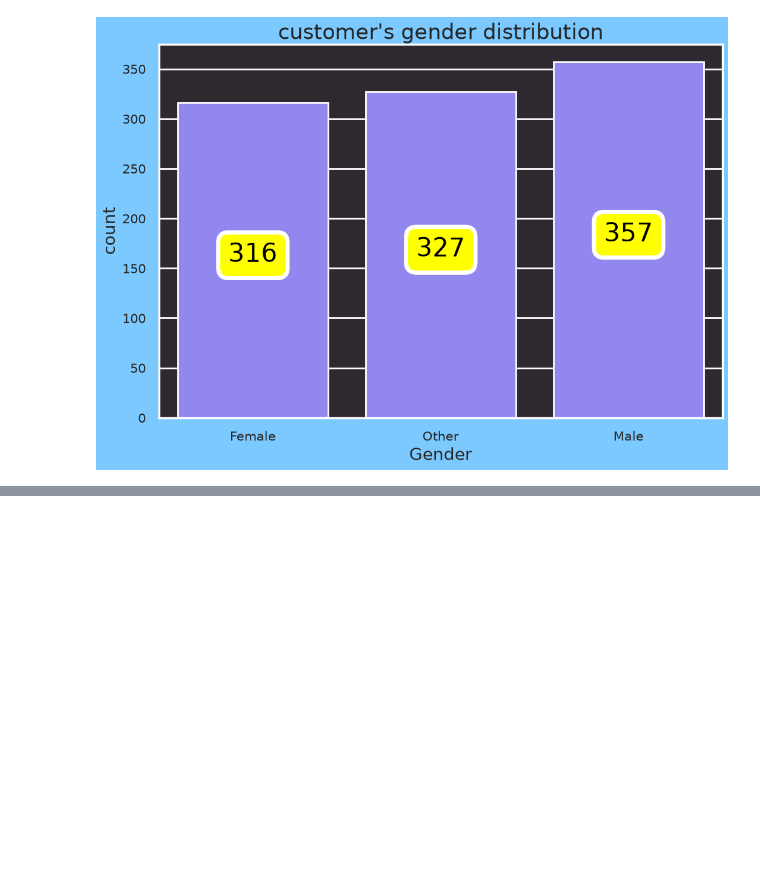
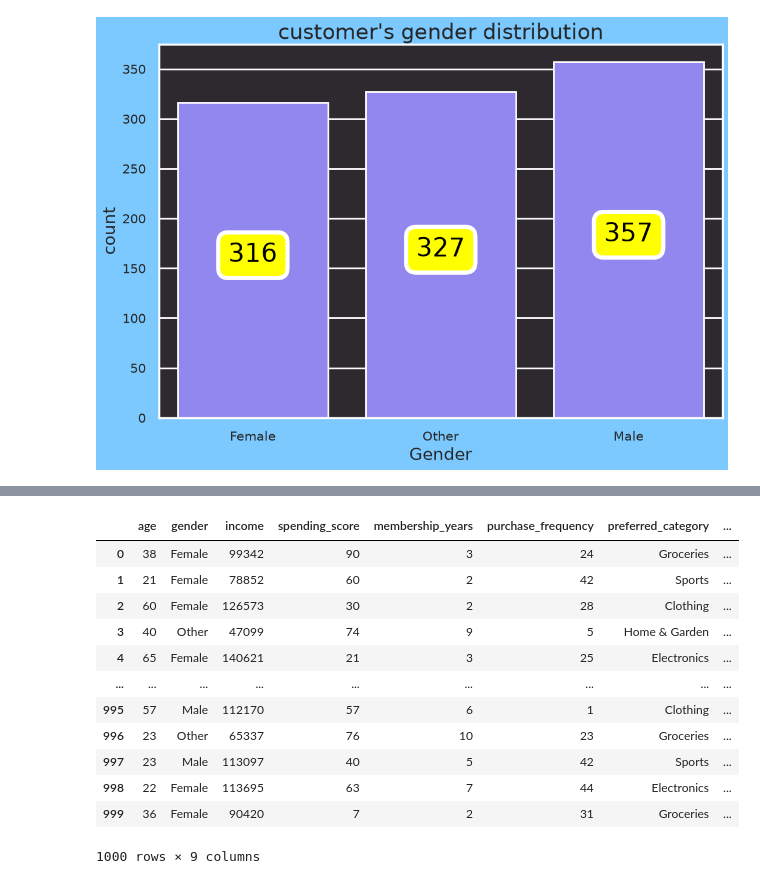
Before and after one commit to rzadrzi/customer-segmentation, a Jupyter notebook: customer_segmentation.ipynb, the cells around one changed output, grey strips where cells are left out. Cells and saved outputs as stored; diff of their text form; code cells hidden in the pictures; blank space fills up the shorter version.

Commit message:
feat: Add Kmeans cluster model

```diff
--- a/customer_segmentation.ipynb
+++ b/customer_segmentation.ipynb
@@ -158,0 +166,18 @@ plt.show()
+# %%
+cat_ = ['gender', 'preferred_category']
+num_ = ['age', 'income', 'spending_score', 'membership_years', 'purchase_frequency', 'last_purchase_amount']
+
+cat_pipeline = make_pipeline(OneHotEncoder(handle_unknown='ignore'))
+num_pipeline = make_pipeline(StandardScaler())
+
+preprocessing = ColumnTransformer([
+    ('cat', cat_pipeline, cat_),
+    ('num', num_pipeline, num_)
+])
+# %%
+customer = preprocessing.fit_transform(df)
+# %%
+customer = pd.DataFrame(customer, columns=preprocessing.get_feature_names_out(), index=df.index)
+customer.head()
+customer.info()
+customer.describe()
@@ -158,0 +211,21 @@ plt.show()
+# %%
+kmeans = KMeans(n_clusters=5, random_state=42)
+pred = kmeans.fit_predict(customer)
+customer['predict'] = pred
+df['predict'] = customer['predict']
+# %%
+df
+# %% [output]
+|  | age | gender | income | spending_score | membership_years | purchase_frequency | preferred_category | ... |
+| 0 | 38 | Female | 99342 | 90 | 3 | 24 | Groceries | ... |
+| 1 | 21 | Female | 78852 | 60 | 2 | 42 | Sports | ... |
+| 2 | 60 | Female | 126573 | 30 | 2 | 28 | Clothing | ... |
+| 3 | 40 | Other | 47099 | 74 | 9 | 5 | Home & Garden | ... |
+| 4 | 65 | Female | 140621 | 21 | 3 | 25 | Electronics | ... |
+| ... | ... | ... | ... | ... | ... | ... | ... | ... |
+| 995 | 57 | Male | 112170 | 57 | 6 | 1 | Clothing | ... |
+| 996 | 23 | Other | 65337 | 76 | 10 | 23 | Groceries | ... |
+| 997 | 23 | Male | 113097 | 40 | 5 | 42 | Sports | ... |
+| 998 | 22 | Female | 113695 | 63 | 7 | 44 | Electronics | ... |
+| 999 | 36 | Female | 90420 | 7 | 2 | 31 | Groceries | ... |
+1000 rows × 9 columns
```
Also changed, not shown: parts of 8 cells of this notebook.
